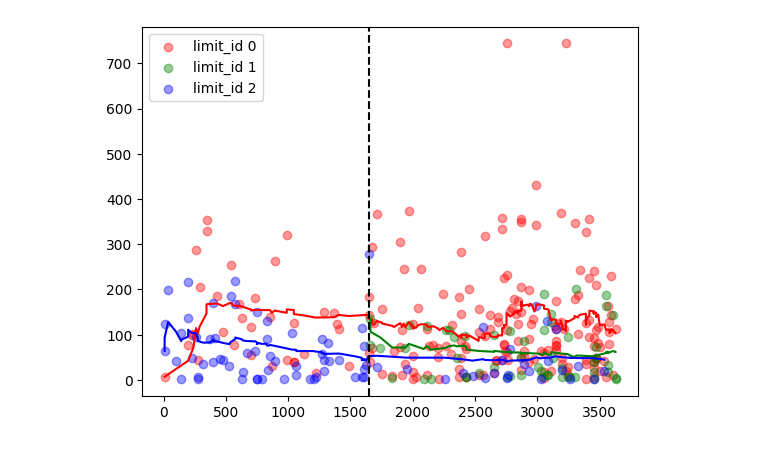
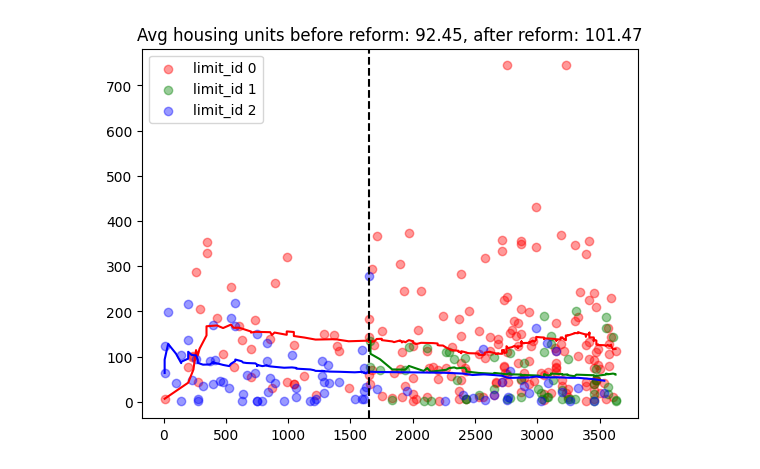
Before and after one commit to BasisResearch/cities, a Jupyter notebook: docs/experimental_notebooks/zoning/zoning_model.ipynb, the cells around one changed output. Saved outputs shown, nothing was run; the diff lists cells and outputs as text; code cells hidden in the pictures.

```diff
--- a/docs/experimental_notebooks/zoning/zoning_model.ipynb
+++ b/docs/experimental_notebooks/zoning/zoning_model.ipynb
@@ -185,39 +175,43 @@ Index(['parcel_id', 'date', 'neighborhood', 'ward', 'downtown_yn',
 # %%
-window_size = 30
-
+window_size = 60
 
 rolling_avgs = {}
 for limit_id, group in zoning.groupby('limit_id'):
     rolling_avgs[limit_id] = group['housing_units'].rolling(window_size, min_periods=1).mean()
 
 rolling_total = zoning['housing_units'].rolling(window_size, min_periods=1).sum()
 rolling_avg = zoning['housing_units'].rolling(window_size, min_periods=1).mean()
 
 
 for limit_id, color in enumerate(['red', 'green', 'blue']):
     plt.scatter(x=zoning[zoning['limit_id'] == limit_id]['day'], y=zoning[zoning['limit_id'] == limit_id]['housing_units'],
                 alpha=0.4, c=color, label=f'limit_id {limit_id}')
     plt.plot(zoning[zoning['limit_id'] == limit_id]['day'], rolling_avgs[limit_id], c=color)
 
 plt.axvline(reform_day, color='black', linestyle='--')
 
-# possibly plot running total sum
+# possibly plot running total sum, seems to be an increase after the reform
 #plt.plot(zoning['day'], rolling_total, c='black', label='total', linestyle='--')
 
 #possibly plot running average
+# average permit size does not increase too much
 #plt.plot(zoning['day'], rolling_avg, c='black', label='total', linestyle='--')
 
+# average before reform
+avg_before = zoning[zoning['day'] < reform_day]['housing_units'].mean()
+avg_after = zoning[zoning['day'] >= reform_day]['housing_units'].mean()
 
+plt.title(f'Avg housing units before reform: {avg_before:.2f}, after reform: {avg_after:.2f}')
 plt.legend()
 plt.show()
 
 # note the red line doesn't have to upwards to show that the lower limits have effect
 
 # also: think hard what it is that we care about trying to predict, there are many ways to conceptualize the problem
 
 # for now, the question we're trying to aswer is: what is the effect of limit class on the number of housing units
 # %% [output]
-[figure, old version]
+[figure, new version]
 # %%
 # tensor prep
 
```
Also changed, not shown: parts of 13 cells of this notebook.
